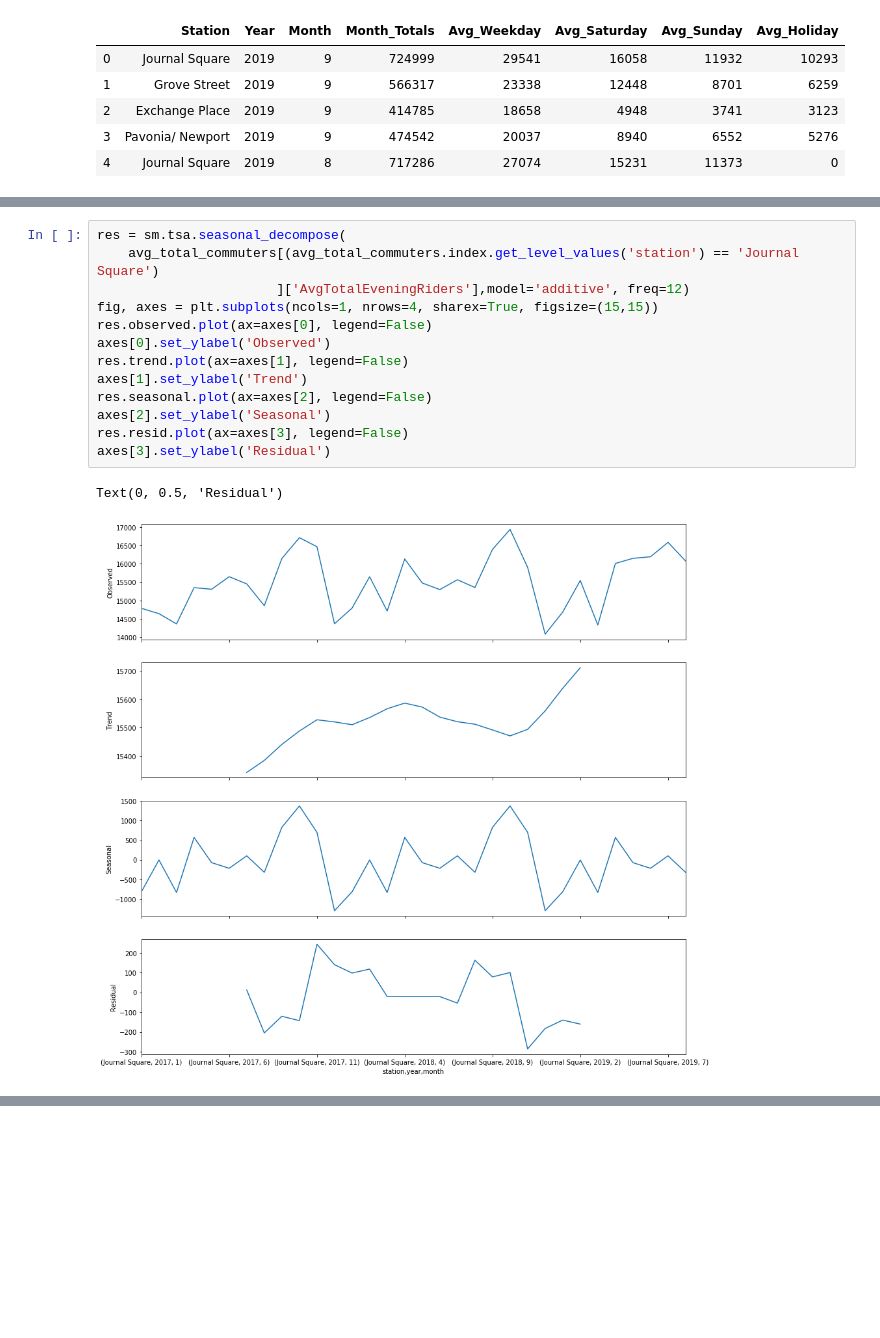
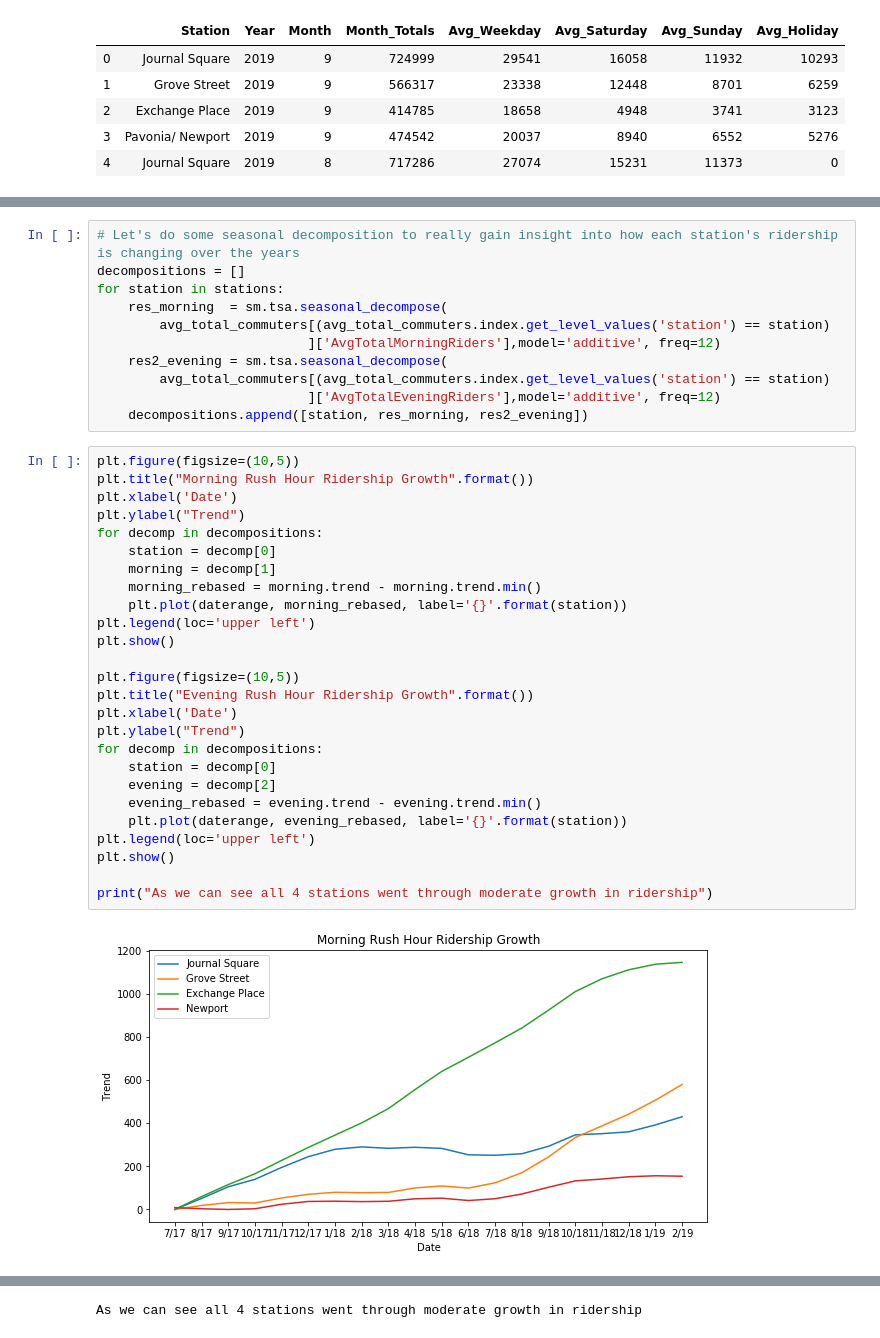
Before and after one commit to lobodemonte/civic-analytics-mobility-project, a Jupyter notebook: scripts/path_ridership_analysis.ipynb, the cells around one changed output, grey strips where cells are left out. Drawn from its saved outputs; the diff is of its cells as text; blank space fills up the shorter version.

```diff
--- a/scripts/path_ridership_analysis.ipynb
+++ b/scripts/path_ridership_analysis.ipynb
@@ -276,16 +283,39 @@ for station in stations:
-# %%
-res = sm.tsa.seasonal_decompose(
-    avg_total_commuters[(avg_total_commuters.index.get_level_values('station') == 'Journal Square')
-                       ]['AvgTotalEveningRiders'],model='additive', freq=12)
-fig, axes = plt.subplots(ncols=1, nrows=4, sharex=True, figsize=(15,15))
-res.observed.plot(ax=axes[0], legend=False)
-axes[0].set_ylabel('Observed')
-res.trend.plot(ax=axes[1], legend=False)
-axes[1].set_ylabel('Trend')
-res.seasonal.plot(ax=axes[2], legend=False)
-axes[2].set_ylabel('Seasonal')
-res.resid.plot(ax=axes[3], legend=False)
-axes[3].set_ylabel('Residual')
-# %% [output]
-Text(0, 0.5, 'Residual')
-[figure, removed]
+# %%
+# Let's do some seasonal decomposition to really gain insight into how each station's ridership is changing over the years
+decompositions = []
+for station in stations:
+    res_morning  = sm.tsa.seasonal_decompose(
+        avg_total_commuters[(avg_total_commuters.index.get_level_values('station') == station)
+                           ]['AvgTotalMorningRiders'],model='additive', freq=12)
+    res2_evening = sm.tsa.seasonal_decompose(
+        avg_total_commuters[(avg_total_commuters.index.get_level_values('station') == station)
+                           ]['AvgTotalEveningRiders'],model='additive', freq=12)
+    decompositions.append([station, res_morning, res2_evening])
+# %%
+plt.figure(figsize=(10,5))
+plt.title("Morning Rush Hour Ridership Growth".format())
+plt.xlabel('Date')
+plt.ylabel("Trend")
+for decomp in decompositions:
+    station = decomp[0]
+    morning = decomp[1]
+    morning_rebased = morning.trend - morning.trend.min()
+    plt.plot(daterange, morning_rebased, label='{}'.format(station))
+plt.legend(loc='upper left')
+plt.show()
+
+plt.figure(figsize=(10,5))
+plt.title("Evening Rush Hour Ridership Growth".format())
+plt.xlabel('Date')
+plt.ylabel("Trend")
+for decomp in decompositions:
+    station = decomp[0]
+    evening = decomp[2]
+    evening_rebased = evening.trend - evening.trend.min()
+    plt.plot(daterange, evening_rebased, label='{}'.format(station))
+plt.legend(loc='upper left')
+plt.show()
+
+print("As we can see all 4 stations went through moderate growth in ridership")
+# %% [output]
+[figure, added]
@@ -291,0 +323 @@ Text(0, 0.5, 'Residual')
+As we can see all 4 stations went through moderate growth in ridership
```
Also changed, not shown: parts of 12 cells of this notebook, 1 other file.
